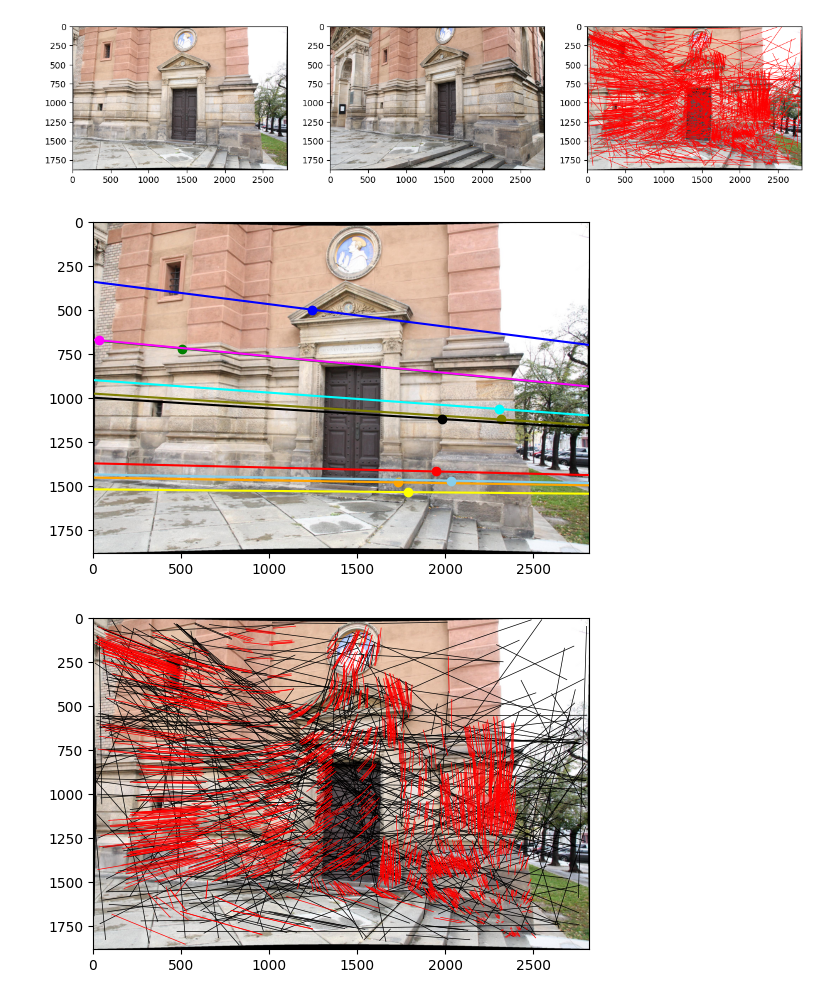
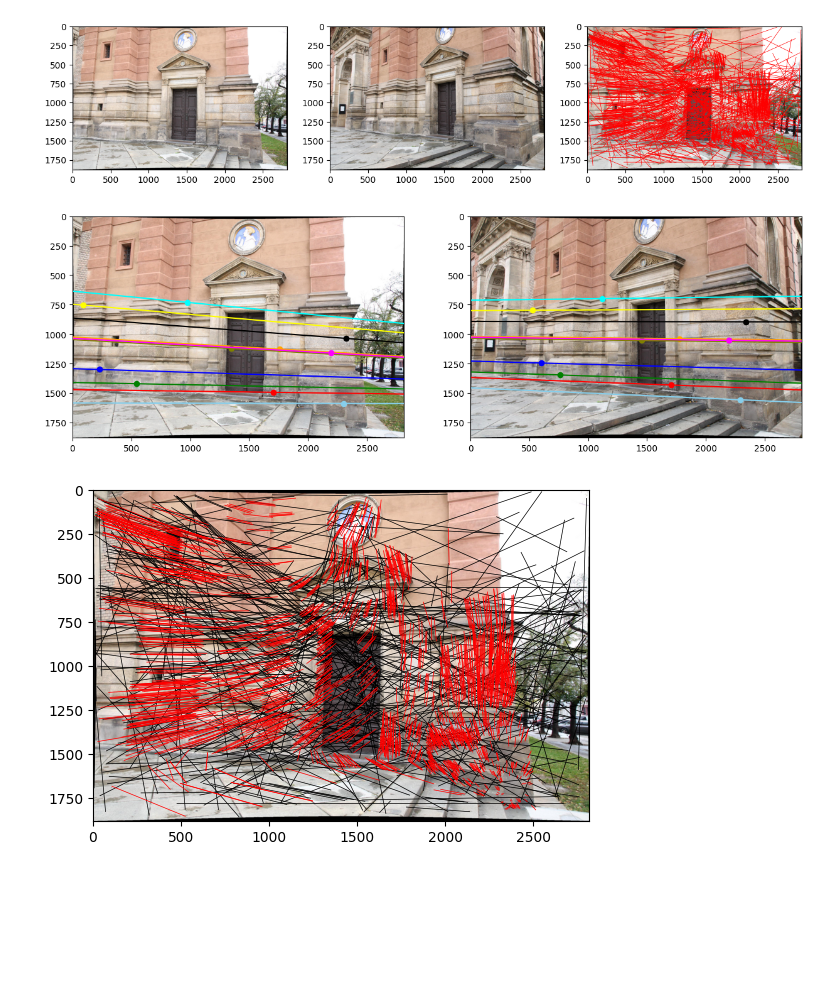
Before and after one commit to hgandras/3D-computer-vision-, a Jupyter notebook: epipolar_geometry.ipynb, the cells around one changed output. Saved outputs shown, nothing was run; the diff lists cells and outputs as text; code cells hidden in the pictures; blank space fills up the shorter version.

```diff
--- a/epipolar_geometry.ipynb
+++ b/epipolar_geometry.ipynb
@@ -85,33 +85,40 @@ class EpipolarSystem:
 # %%
 epipolar=EpipolarSystem(F,K,R,T)
 
 posP,posL,negP,negL=epipolar.sortOutlier(1,points_left,points_right)
 
 def line(x,m,b):
     return m*x+b
 
 def line_distance(line:np.array,point:np.array):
     return
 
-
-plt.imshow(leftImg)
-
 xDat=np.arange(0,leftImg.shape[1])
 
 colors=["red","orange","green","blue","olive","cyan","yellow","black","magenta","skyblue"]
 
 numSamples=10
 list=random.sample([x for x in range(len(posP))],numSamples)
 
+fig,axs=plt.subplots(1,2,figsize=(15,5))
+
+axs[0].imshow(leftImg)
+axs[1].imshow(rightImg)
 for i in range(numSamples):
     index=list[i]
     l=posL[index][0]
     p=posP[index][0]
     line_data=[line(x,-l[0]/l[1],-l[2]/l[1]) for x in xDat ]
-    plt.plot(xDat,line_data,color=colors[i])
-    plt.plot(p[0],p[1],"o",color=colors[i])
+    axs[0].plot(xDat,line_data,color=colors[i])
+    axs[0].plot(p[0],p[1],"o",color=colors[i])
+
+    l2=posL[index][1]
+    p2=posP[index][1]
+    line_data2=[line(x,-l2[0]/l2[1],-l2[2]/l2[1]) for x in xDat ]
+    axs[1].plot(xDat,line_data2,color=colors[i])
+    axs[1].plot(p2[0],p2[1],"o",color=colors[i])
 # %% [output]
-[figure, old version]
+[figure, new version]
 # %%
 plt.imshow(leftImg)
 
```
Also changed, not shown: 3 other files.
